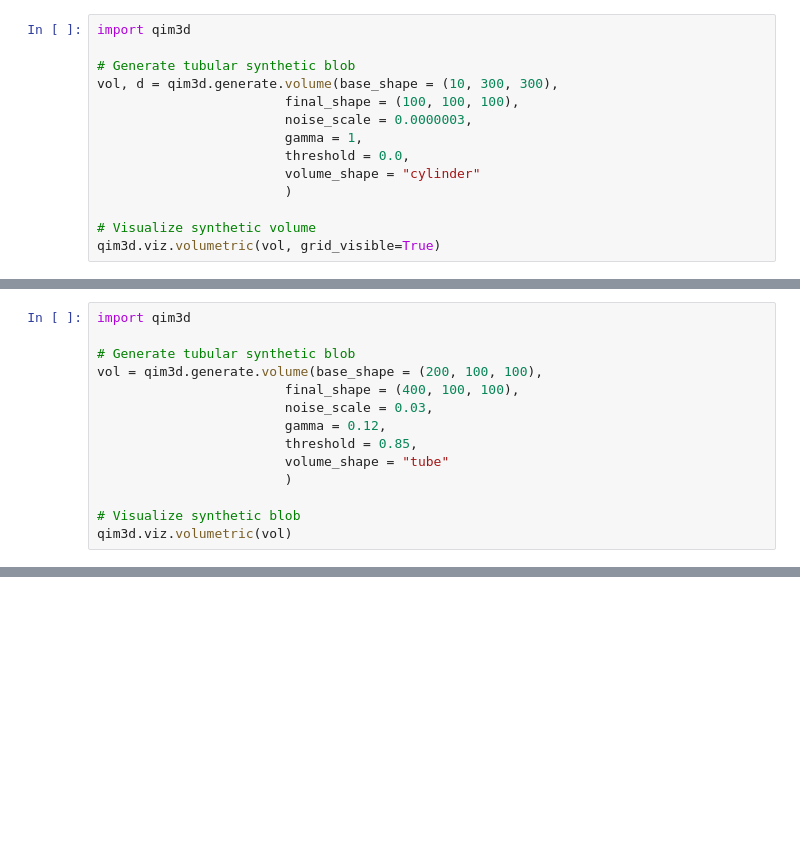
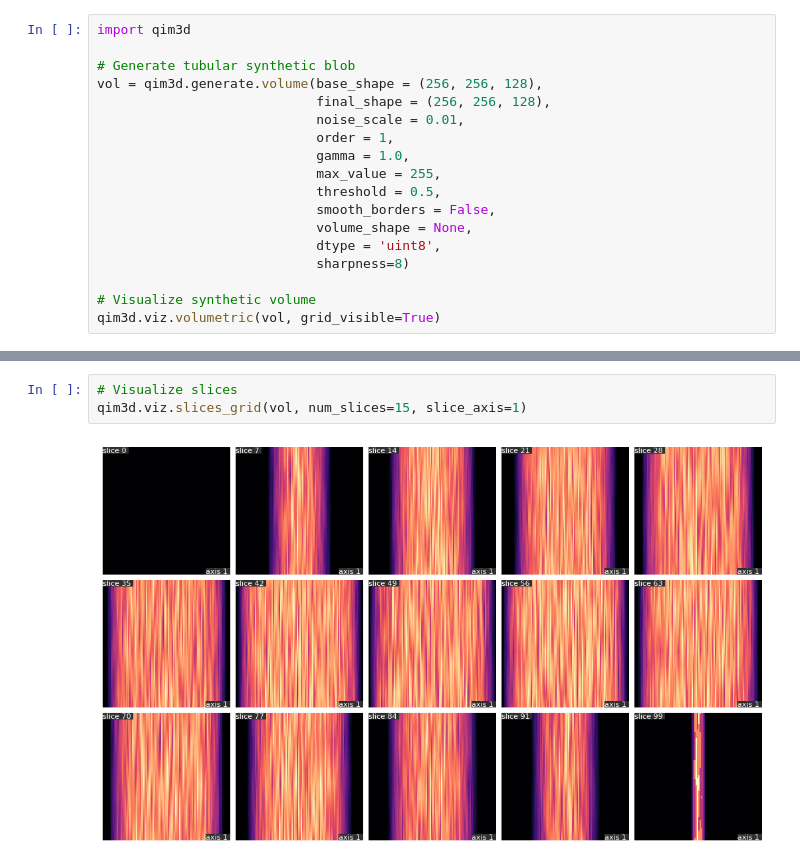
Before and after one commit to qim-center/qim3d, a Jupyter notebook: docs/notebooks/testing.ipynb, the cells around one changed output, grey strips where cells are left out. Saved outputs shown, nothing was run; the diff lists cells and outputs as text; blank space fills up the shorter version.

```diff
--- a/docs/notebooks/testing.ipynb
+++ b/docs/notebooks/testing.ipynb
@@ -2,13 +2,17 @@
 import qim3d
 
 # Generate tubular synthetic blob
-vol, d = qim3d.generate.volume(base_shape = (10, 300, 300),
-                        final_shape = (100, 100, 100),
-                        noise_scale = 0.0000003,
-                        gamma = 1,
-                        threshold = 0.0,
-                        volume_shape = "cylinder"
-                        )
+vol = qim3d.generate.volume(base_shape = (256, 256, 128),
+                            final_shape = (256, 256, 128),
+                            noise_scale = 0.01,
+                            order = 1,
+                            gamma = 1.0,
+                            max_value = 255,
+                            threshold = 0.5,
+                            smooth_borders = False,
+                            volume_shape = None,
+                            dtype = 'uint8',
+                            sharpness=8)
 
 # Visualize synthetic volume
 qim3d.viz.volumetric(vol, grid_visible=True)
@@ -46,14 +20,0 @@ print(ratio)
-# %%
-import qim3d
-
-# Generate tubular synthetic blob
-vol = qim3d.generate.volume(base_shape = (200, 100, 100),
-                        final_shape = (400, 100, 100),
-                        noise_scale = 0.03,
-                        gamma = 0.12,
-                        threshold = 0.85,
-                        volume_shape = "tube"
-                        )
-
-# Visualize synthetic blob
-qim3d.viz.volumetric(vol)
@@ -63,0 +45,5 @@ qim3d.viz.volumetric(vol)
+# %%
+# Visualize slices
+qim3d.viz.slices_grid(vol, num_slices=15, slice_axis=1)
+# %% [output]
+[figure, added]
```
Also changed, not shown: parts of 4 cells of this notebook, 2 other files.
